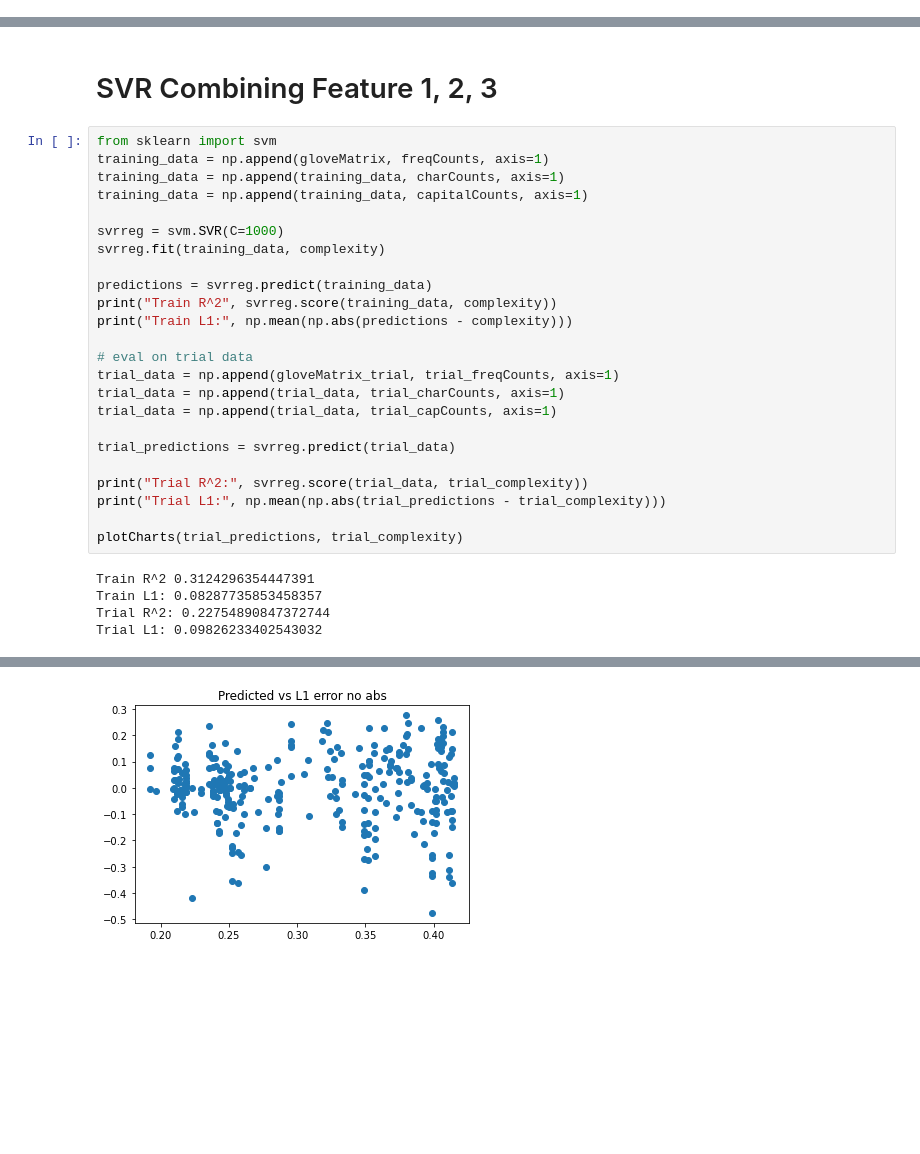
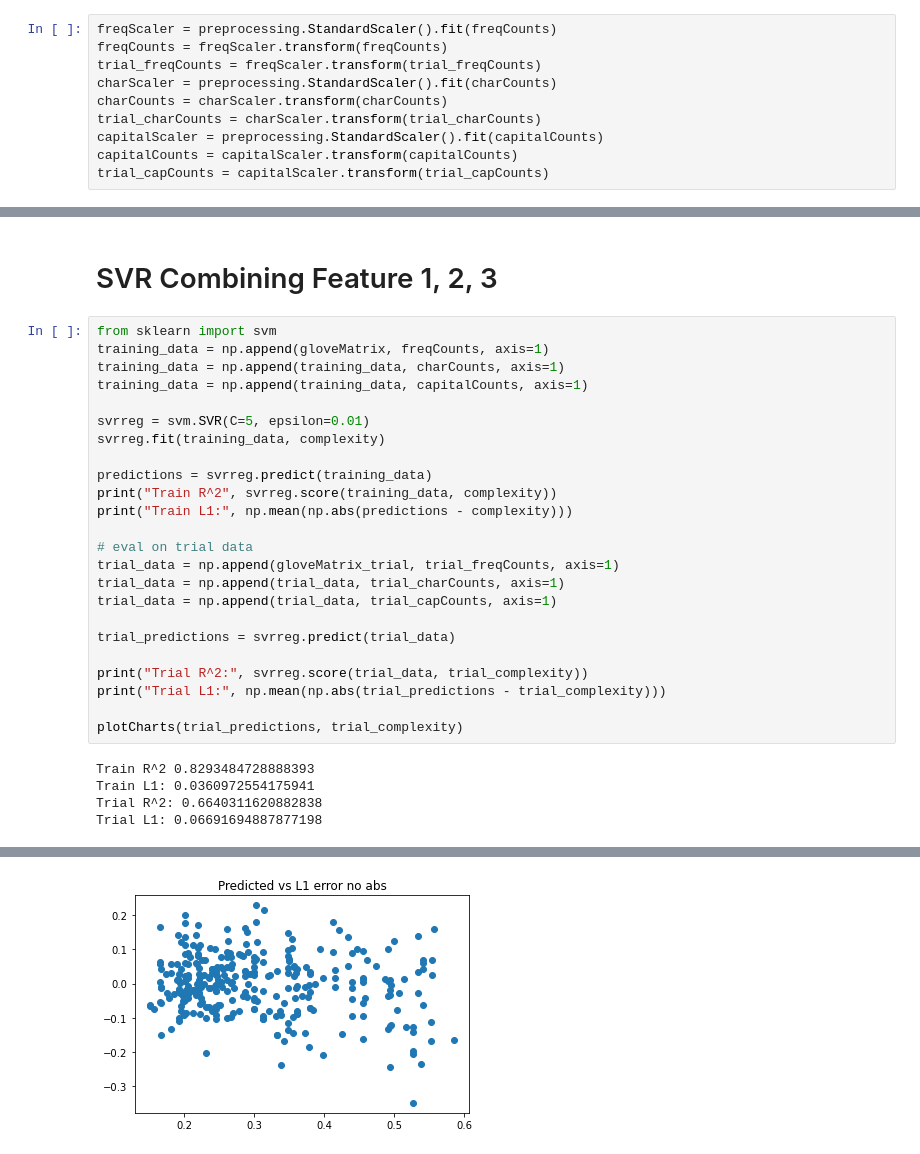
Before and after one commit to echoe720/semeval-ml, a Jupyter notebook: ml.ipynb, the cells around one changed output, grey strips where cells are left out. Cells and saved outputs as stored; diff of their text form; blank space fills up the shorter version.

```diff
--- a/ml.ipynb
+++ b/ml.ipynb
@@ -85,3 +89,13 @@ trial_capCounts = np.reshape(np.array(trial_capCounts), (len(trial_complexity),
+# %%
+freqScaler = preprocessing.StandardScaler().fit(freqCounts)
+freqCounts = freqScaler.transform(freqCounts)
+trial_freqCounts = freqScaler.transform(trial_freqCounts)
+charScaler = preprocessing.StandardScaler().fit(charCounts)
+charCounts = charScaler.transform(charCounts)
+trial_charCounts = charScaler.transform(trial_charCounts)
+capitalScaler = preprocessing.StandardScaler().fit(capitalCounts)
+capitalCounts = capitalScaler.transform(capitalCounts)
+trial_capCounts = capitalScaler.transform(trial_capCounts)
 # %% [markdown]
 ## Feature 1: Frequency + Glove
 # %%
@@ -267,7 +281,7 @@ training_data = np.append(gloveMatrix, freqCounts, axis=1)
 training_data = np.append(training_data, charCounts, axis=1)
 training_data = np.append(training_data, capitalCounts, axis=1)
 
-svrreg = svm.SVR(C=1000)
+svrreg = svm.SVR(C=5, epsilon=0.01)
 svrreg.fit(training_data, complexity)
 
 predictions = svrreg.predict(training_data)
@@ -286,7 +300,7 @@ print("Trial L1:", np.mean(np.abs(trial_predictions - trial_complexity)))
 
 plotCharts(trial_predictions, trial_complexity)
 # %% [output]
-Train R^2 0.3124296354447391
-Train L1: 0.08287735853458357
-Trial R^2: 0.22754890847372744
-Trial L1: 0.09826233402543032
+Train R^2 0.8293484728888393
+Train L1: 0.0360972554175941
+Trial R^2: 0.6640311620882838
+Trial L1: 0.06691694887877198
@@ -294 +308 @@ Trial L1: 0.09826233402543032
-[figure, old version]
+[figure, new version]
```
Also changed, not shown: parts of 13 cells of this notebook.
